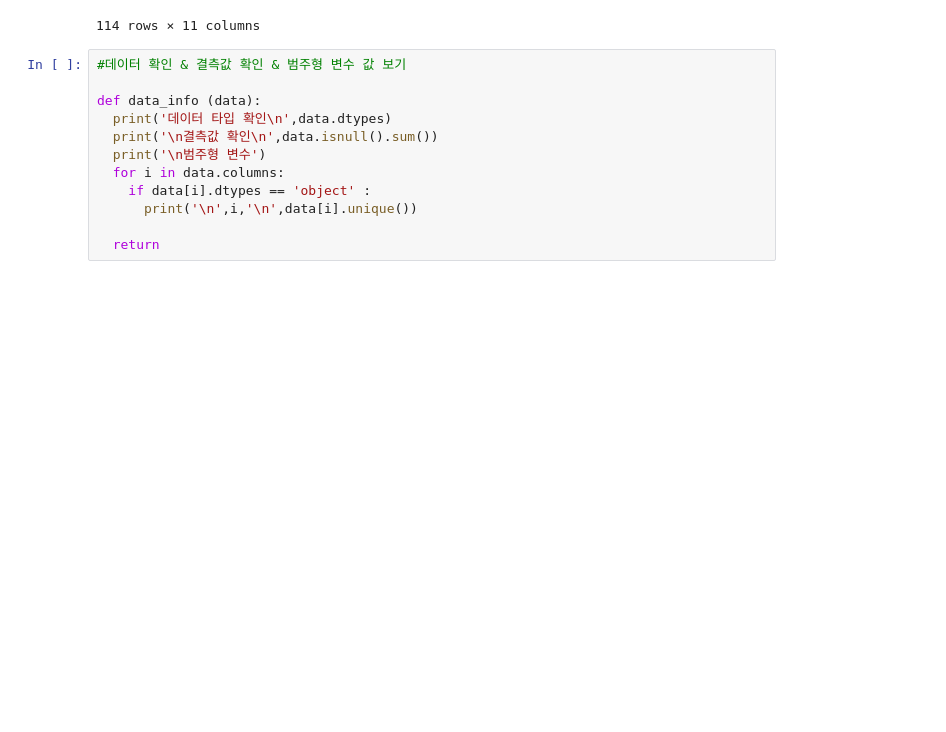
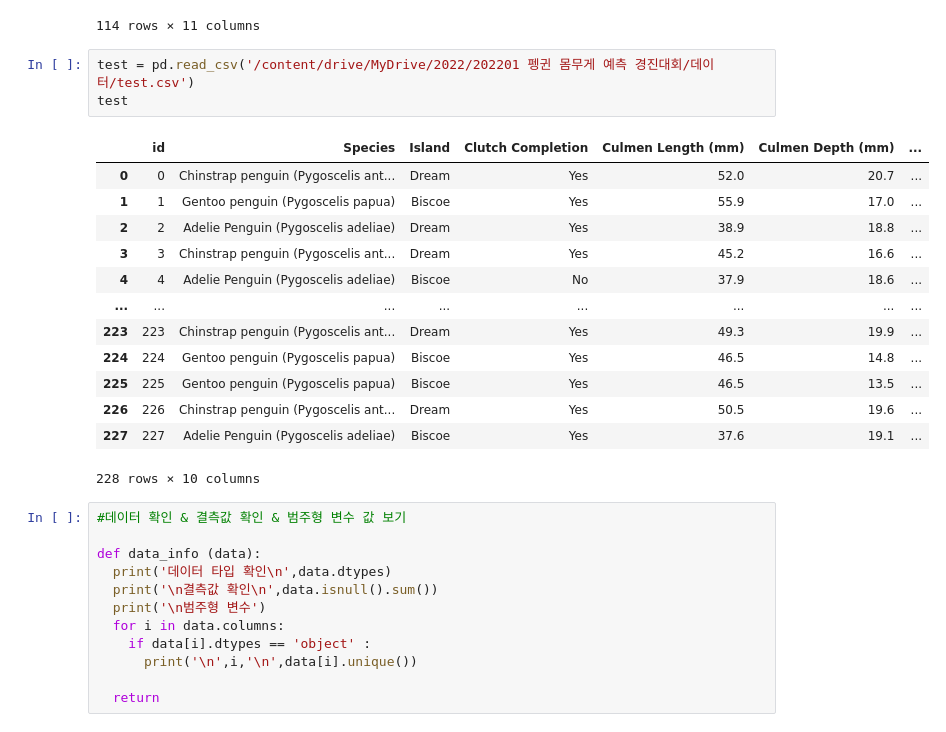
Before and after one commit to juyeon-shin/CLUB-D.N.A., a Jupyter notebook: 2022/01. 펭귄 몸무게 예측 경진대회/01_데이터_전처리.ipynb, the cells around one changed output. Cells and saved outputs as stored; diff of their text form; blank space fills up the shorter version.

```diff
--- a/2022/01. 펭귄 몸무게 예측 경진대회/01_데이터_전처리.ipynb
+++ b/2022/01. 펭귄 몸무게 예측 경진대회/01_데이터_전처리.ipynb
@@ -39,6 +39,23 @@ train
 | 112 | 112 | Chinstrap penguin (Pygoscelis ant... | Dream | No | 46.9 | 16.6 | ... |
 | 113 | 113 | Gentoo penguin (Pygoscelis papua) | Biscoe | Yes | 50.8 | 17.3 | ... |
 114 rows × 11 columns
+# %%
+test = pd.read_csv('/content/drive/MyDrive/2022/202201 펭귄 몸무게 예측 경진대회/데이터/test.csv')
+test
+# %% [output]
+|  | id | Species | Island | Clutch Completion | Culmen Length (mm) | Culmen Depth (mm) | ... |
+| 0 | 0 | Chinstrap penguin (Pygoscelis ant... | Dream | Yes | 52.0 | 20.7 | ... |
+| 1 | 1 | Gentoo penguin (Pygoscelis papua) | Biscoe | Yes | 55.9 | 17.0 | ... |
+| 2 | 2 | Adelie Penguin (Pygoscelis adeliae) | Dream | Yes | 38.9 | 18.8 | ... |
+| 3 | 3 | Chinstrap penguin (Pygoscelis ant... | Dream | Yes | 45.2 | 16.6 | ... |
+| 4 | 4 | Adelie Penguin (Pygoscelis adeliae) | Biscoe | No | 37.9 | 18.6 | ... |
+| ... | ... | ... | ... | ... | ... | ... | ... |
+| 223 | 223 | Chinstrap penguin (Pygoscelis ant... | Dream | Yes | 49.3 | 19.9 | ... |
+| 224 | 224 | Gentoo penguin (Pygoscelis papua) | Biscoe | Yes | 46.5 | 14.8 | ... |
+| 225 | 225 | Gentoo penguin (Pygoscelis papua) | Biscoe | Yes | 46.5 | 13.5 | ... |
+| 226 | 226 | Chinstrap penguin (Pygoscelis ant... | Dream | Yes | 50.5 | 19.6 | ... |
+| 227 | 227 | Adelie Penguin (Pygoscelis adeliae) | Biscoe | Yes | 37.6 | 19.1 | ... |
+228 rows × 10 columns
 # %%
 #데이터 확인 & 결측값 확인 & 범주형 변수 값 보기
 
```
Also changed, not shown: parts of 5 cells of this notebook.
